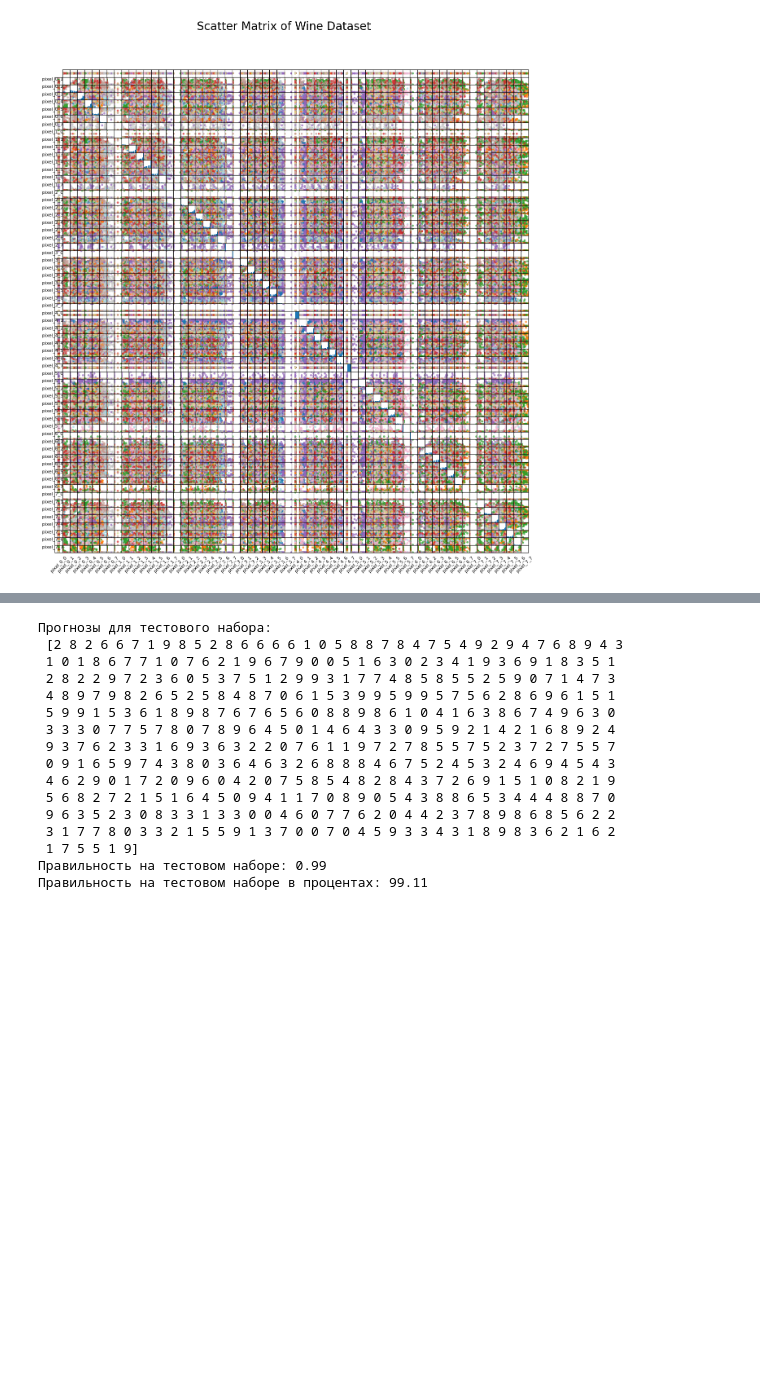
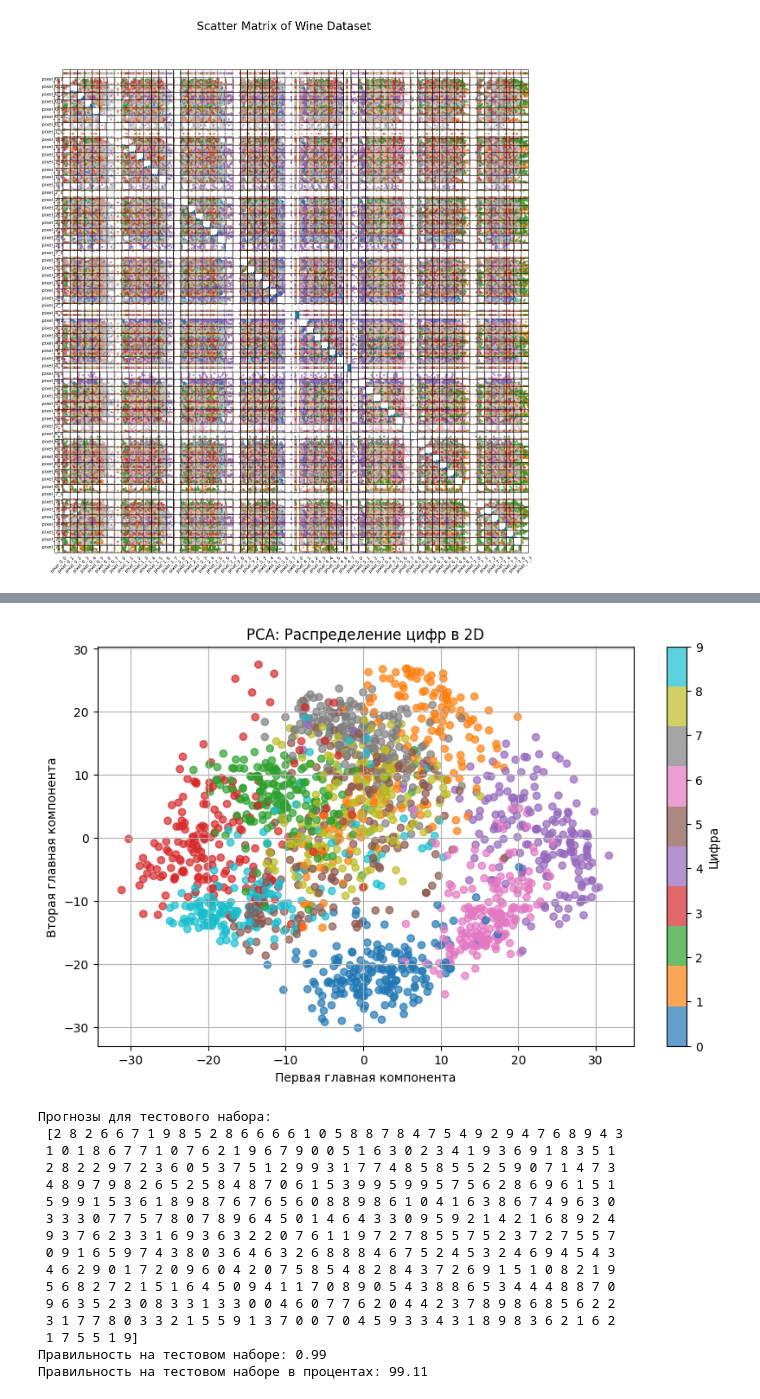
Before and after one commit to azima2304/big_data_laba4, a Jupyter notebook: digits_dataset.ipynb, the cells around one changed output, grey strips where cells are left out. Saved outputs shown, nothing was run; the diff lists cells and outputs as text; code cells hidden in the pictures; blank space fills up the shorter version.

```diff
--- a/digits_dataset.ipynb
+++ b/digits_dataset.ipynb
@@ -98,3 +134,19 @@ posx and posy should be finite values
+# %%
+pca = PCA(n_components=2)
+X_pca = pca.fit_transform(digits_dataset.data)
+
+# Визуализация результатов PCA
+plt.figure(figsize=(10, 6))
+scatter = plt.scatter(X_pca[:, 0], X_pca[:, 1],
+                      c=digits_dataset.target, cmap='tab10', alpha=0.7)
+plt.title('PCA: Распределение цифр в 2D')
+plt.xlabel('Первая главная компонента')
+plt.ylabel('Вторая главная компонента')
+plt.colorbar(scatter, ticks=range(10), label='Цифра')
+plt.grid()
+plt.show()
+# %% [output]
+[figure, added]
 # %%
 knn = KNeighborsClassifier(n_neighbors=1)
 knn.fit(X_train, y_train)
```
Also changed, not shown: parts of 5 cells of this notebook, 3 other files.
